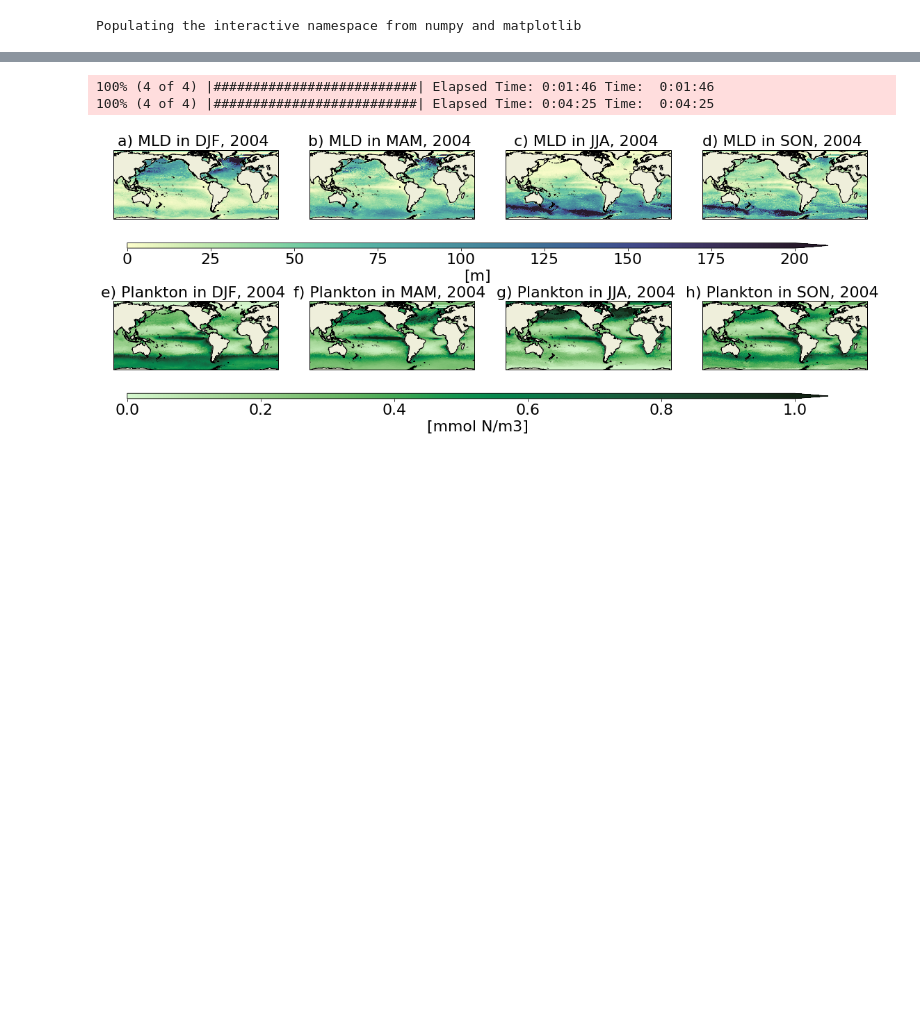
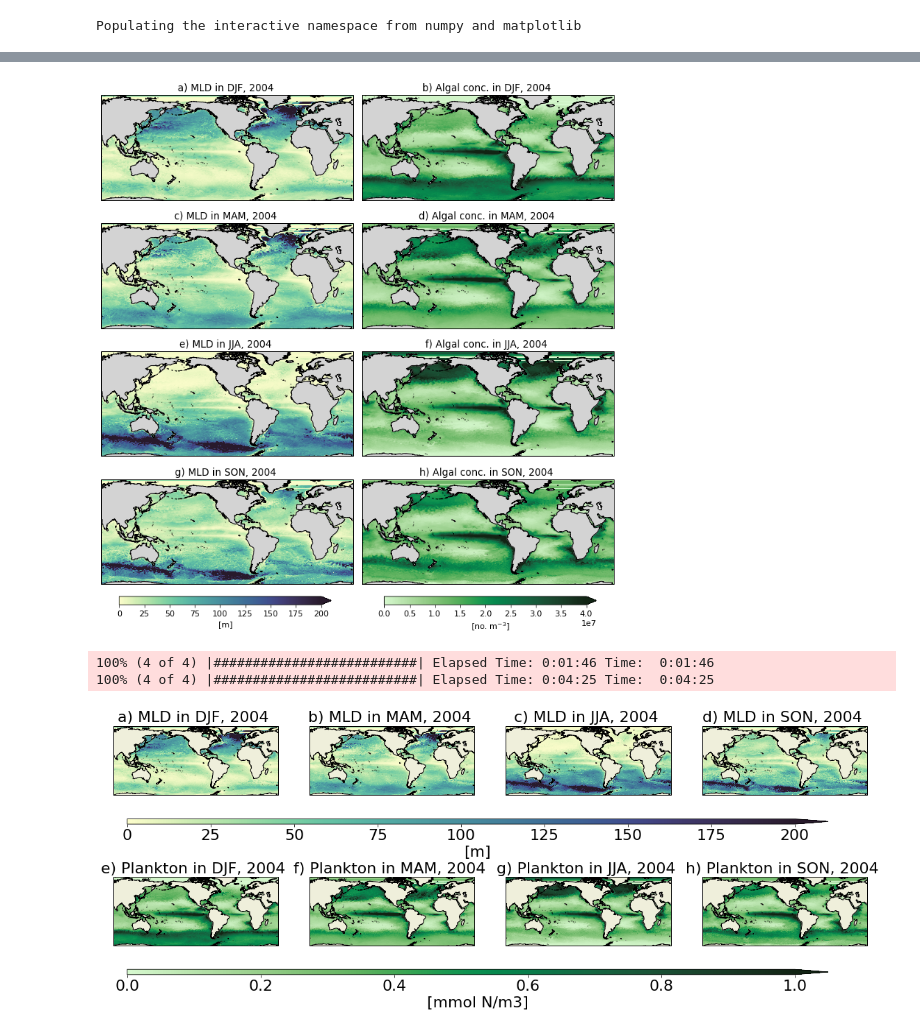
Before and after one commit to dlobelle/TOPIOS, a Jupyter notebook: scripts/post-process_plots/Seas_av_NEMOphy_params_cartopy.ipynb, the cells around one changed output, grey strips where cells are left out. Drawn from its saved outputs; the diff is of its cells as text; code cells hidden in the pictures; blank space fills up the shorter version.

Commit message:
Final plot of 2 columns for MLD and algal conc. for paper (correct fig size and font size etc)

```diff
--- a/scripts/post-process_plots/Seas_av_NEMOphy_params_cartopy.ipynb
+++ b/scripts/post-process_plots/Seas_av_NEMOphy_params_cartopy.ipynb
@@ -50,0 +42,93 @@ nav_lat = xr.open_dataset(dirread_mesh+'coordinates.nc',decode_times=False).nav_
+# %%
+## To plot the MLD and algal conc (converted from MEDUSA phytoplankton conc) subplots in one figure: 2 columns
+
+from time import sleep
+from progressbar import progressbar
+
+''' Preparing the projection and subplots'''
+plt.rc('font', size = 11)
+projection = cartopy.crs.PlateCarree(central_longitude=72+180) #PlateCarree() #central_longitude=0)
+fig = plt.figure(figsize=(10,10.5)) #, constrained_layout=True) #True) # 10,5 #(18,25)
+gs = fig.add_gridspec(figure = fig, nrows = 5, ncols = 2, height_ratios=[6,6,6,6,1])#,hspace = 1, wspace = 1)
+
+''' Extract all files within a season into one variable '''
+
+seasnames = ['DJF', 'MAM', 'JJA', 'SON']
+monvals = ['12','01','02','03','04','05','06','07','08','09','10','11']
+
+
+# parameters = {'axes.labelsize': 22,
+#               'axes.titlesize': 22}
+# plt.rcParams.update(parameters)
+
+for row in progressbar(range(4)): # seasons
+    sleep(0.02)
+    for col in range(2): # params
+        i = row*2 + col
+        seas = seasnames[row]
+        yr0 = '2004'
+        yr1 = '2004'
+
+        ai = fig.add_subplot(gs[row, col], projection=projection)
+        ai.coastlines(resolution='50m',zorder=3)
+        ai.add_feature(cartopy.feature.LAND, color='lightgrey', zorder=2)
+        ai.set_ylim([-70, 80]) #,crs=cartopy.crs.PlateCarree())
+
+        if row == 0:
+            yr0 = '2003'
+            mons = monvals[0:3]
+        if row == 1:
+            mons = monvals[3:6]
+        if row == 2:
+            mons = monvals[6:9]
+        if row == 3:
+            mons = monvals[9:12]
+
+        if i ==0 or i == 2 or i ==4 or i ==6:
+            M0 = xr.open_mfdataset((glob(datadir+'ORCA0083-N06_%s%s*d05T.nc' % (yr0,mons[0]) )+ glob(datadir+'ORCA0083-N06_%s%s*d05T.nc' % (yr1,mons[1]))+
+                                          glob(datadir+'ORCA0083-N06_%s%s*d05T.nc'% (yr1,mons[2]))),combine='by_coords').mldr10_1.sel(x=xslice).mean('time_counter')
+            M0 = M0.assign_coords(nav_lat=M0.nav_lat.fillna(0.))
+            M0 = M0.assign_coords(nav_lon=M0.nav_lon.where(M0.nav_lon<72, M0.nav_lon-360))
+
+            a = M0.plot(ax=ai, x='nav_lon', y='nav_lat', add_colorbar=False, vmin=0, vmax=200, rasterized=True, cmap=cmo.deep, zorder = 1, transform=cartopy.crs.PlateCarree())
+            title = 'MLD in %s, 2004' % seas
+
+        if i ==1 or i == 3 or i ==5 or i ==7:
+            M1 = xr.open_mfdataset((glob(datadir_bgc+'ORCA0083-N06_%s%s*d05P.nc' % (yr0,mons[0]) )+ glob(datadir_bgc+'ORCA0083-N06_%s%s*d05P.nc' % (yr1,mons[1]))+
+                                          glob(datadir_bgc+'ORCA0083-N06_%s%s*d05P.nc'% (yr1,mons[2]))),combine='by_coords').PHD.sel(x=xslice,deptht = slice(0,1)).mean('time_counter')
+
+            M2 = xr.open_mfdataset((glob(datadir_bgc+'ORCA0083-N06_%s%s*d05P.nc' % (yr0,mons[0]) )+ glob(datadir_bgc+'ORCA0083-N06_%s%s*d05P.nc' % (yr1,mons[1]))+
+                                          glob(datadir_bgc+'ORCA0083-N06_%s%s*d05P.nc'% (yr1,mons[2]))),combine='by_coords').PHN.sel(x=xslice,deptht = slice(0,1)).mean('time_counter')
+
+            ''' Total phytoplankton: non-diatom + diatom '''
+
+            M = M1[0]+M2[0]
+
+            ''' Converting phytoplankton conc [mmol N m-3] to number of algal cells per m3 '''
+
+            M = M*14.007                       # conversion from [mmol N m-3] to [mg N m-3] (atomic weight of 1 mol of N = 14.007 g)
+            M = M/356.04e-09                   # conversion from [mg N m-3] to [no. m-3]: median value from Menden-Deuer and Lessard 2000
+
+            M = M.assign_coords(nav_lat=M0.nav_lat.fillna(0.))
+            M = M.assign_coords(nav_lon=M0.nav_lon.where(M0.nav_lon<72, M0.nav_lon-360))
+
+            a2 = M.plot(ax=ai, x='nav_lon', y='nav_lat', add_colorbar=False, vmin=0, vmax=4e7, rasterized=True, cmap=cmo.algae, zorder = 1, transform=cartopy.crs.PlateCarree())
+            title = 'Algal conc. in %s, 2004' % seas
+
+        ai.set_title('%s) %s ' % (chr(ord('a') + row*2 + col), title))
+        #plt.rc('font', size = 16)
+   # plt.title('Average mixed layer depth in Jan 2004')
+
+#plt.rc('font', size = 11)
+cbaxes = fig.add_axes([0.05, 0.045, 0.4, 0.015]) # defines the x, y, w, h of the colorbar
+plt.colorbar(a, cax=cbaxes, orientation="horizontal", aspect=100, extend='max', label='[m]', use_gridspec=True) #, fontsize = 22)
+#plt.rc('font', size = 14)
+
+cbaxes2 = fig.add_axes([0.55, 0.045, 0.4, 0.015]) # defines the x, y, w, h of the colorbar
+plt.colorbar(a2, cax=cbaxes2, orientation="horizontal", aspect=100, extend='max', label='[no. m$^{-3}$]', use_gridspec=True) #, fontsize = 22)
+#plt.rc('font', size = 14)
+
+fig.canvas.draw()
+plt.tight_layout()
+plt.savefig('/home/dlobelle/Kooi_figures/non_parcels_output/NEMO_MLD_algae_allseas_2004.pdf')
+# %% [output]
@@ -51 +136,2 @@ nav_lat = xr.open_dataset(dirread_mesh+'coordinates.nc',decode_times=False).nav_
+[figure, added]
 # %%
```
Also changed, not shown: parts of 4 cells of this notebook.
